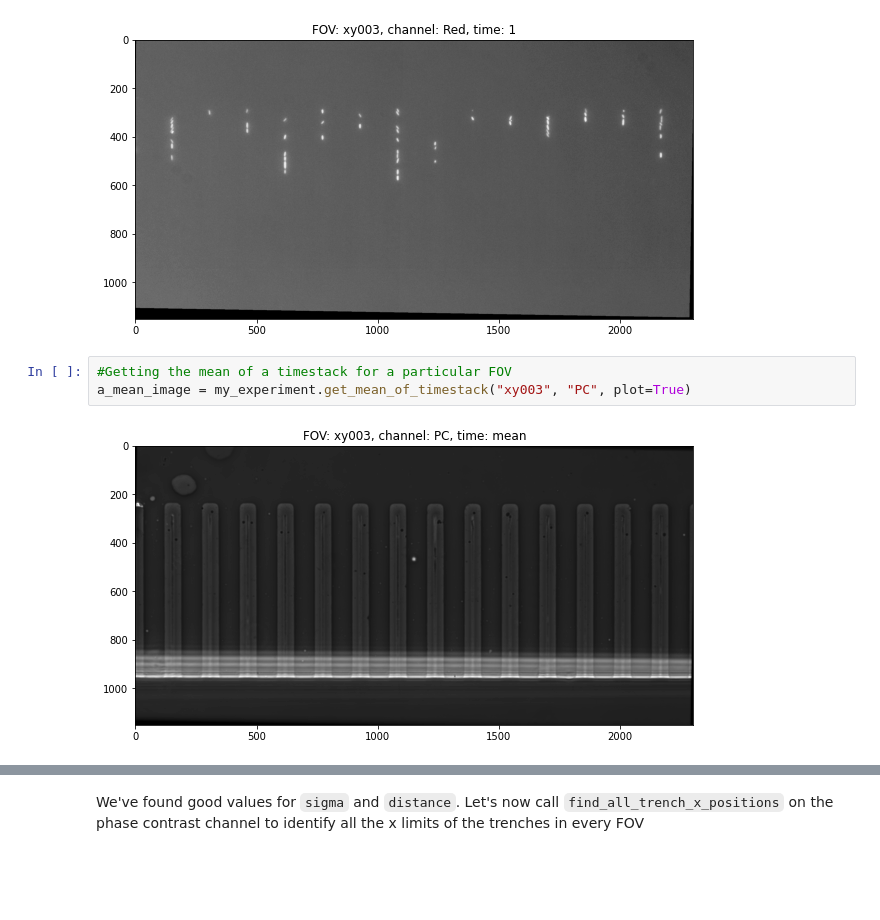
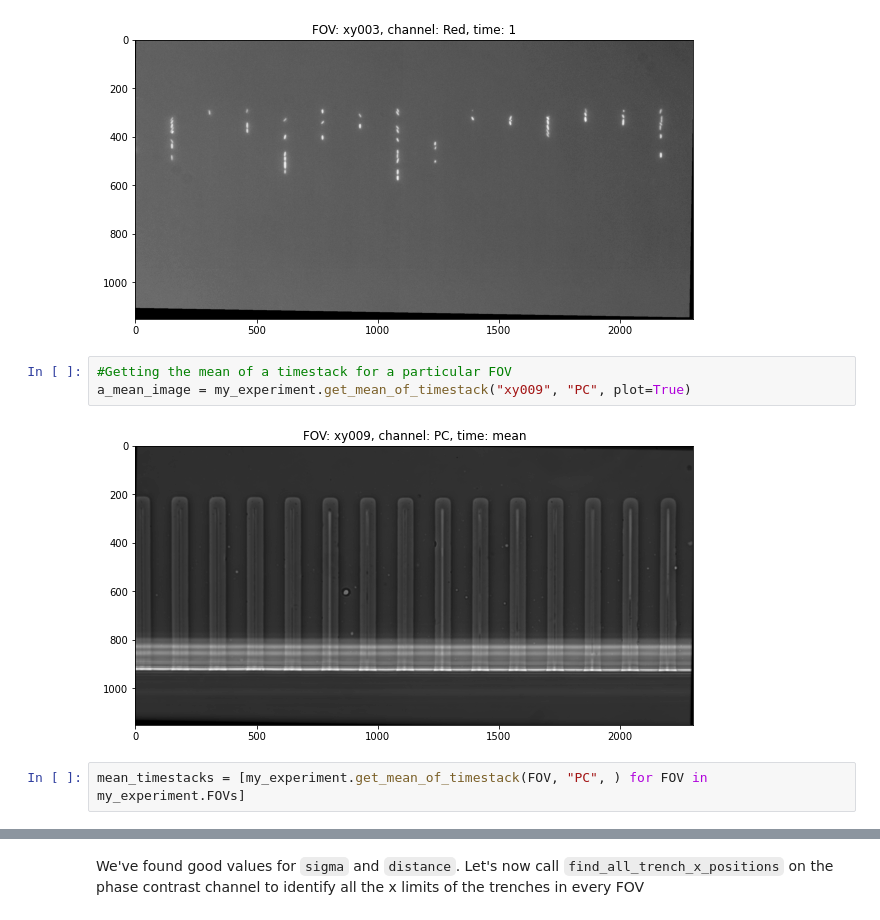
Before and after one commit to georgeoshardo/PyMMM, a Jupyter notebook: Examples/example.ipynb, the cells around one changed output, grey strips where cells are left out. Saved outputs shown, nothing was run; the diff lists cells and outputs as text; blank space fills up the shorter version.

Commit message:
Updated image loading code

```diff
--- a/Examples/example.ipynb
+++ b/Examples/example.ipynb
@@ -63,9 +63,11 @@ an_image = my_experiment.get_image(FOV = "xy003", channel = "Red", time = 1, plo
 [figure]
 # %%
 #Getting the mean of a timestack for a particular FOV
-a_mean_image = my_experiment.get_mean_of_timestack("xy003", "PC", plot=True)
+a_mean_image = my_experiment.get_mean_of_timestack("xy009", "PC", plot=True)
 # %% [output]
-[figure, old version]
+[figure, new version]
+# %%
+mean_timestacks = [my_experiment.get_mean_of_timestack(FOV, "PC", ) for FOV in my_experiment.FOVs]
 # %%
 #Geting the mean of the timestack over the x direction
 a_t_x_mean = my_experiment.mean_t_x("xy003", my_experiment.registration_channel, plot = True)
```
Also changed, not shown: parts of 5 cells of this notebook, 1 other file.
